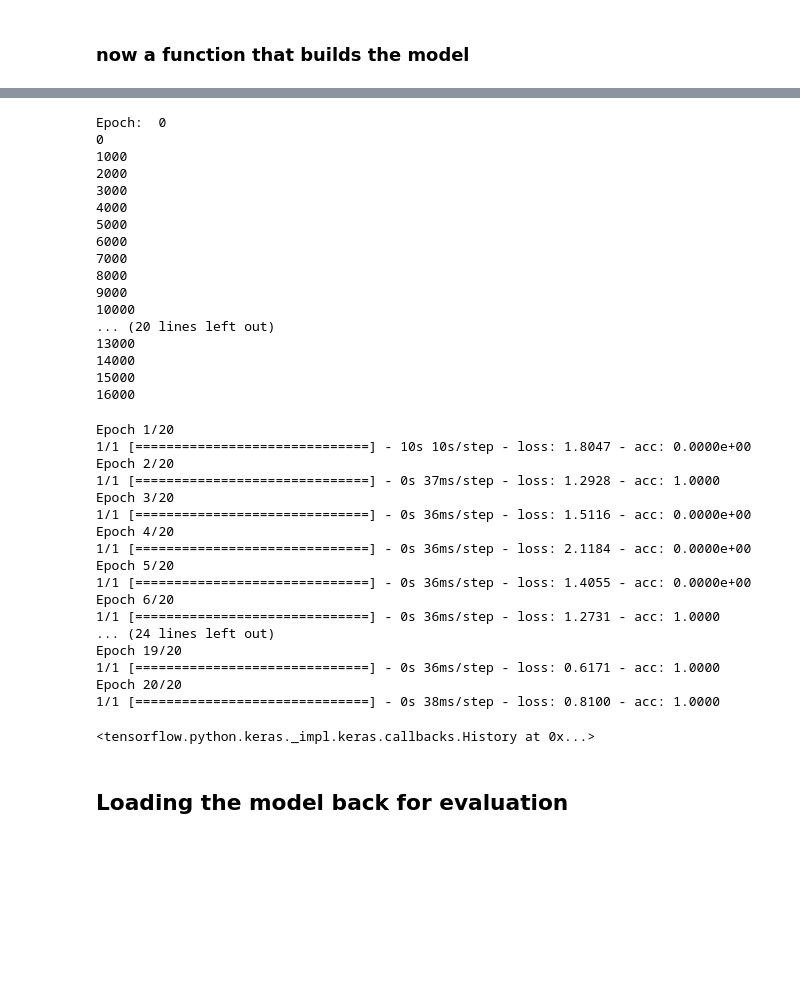
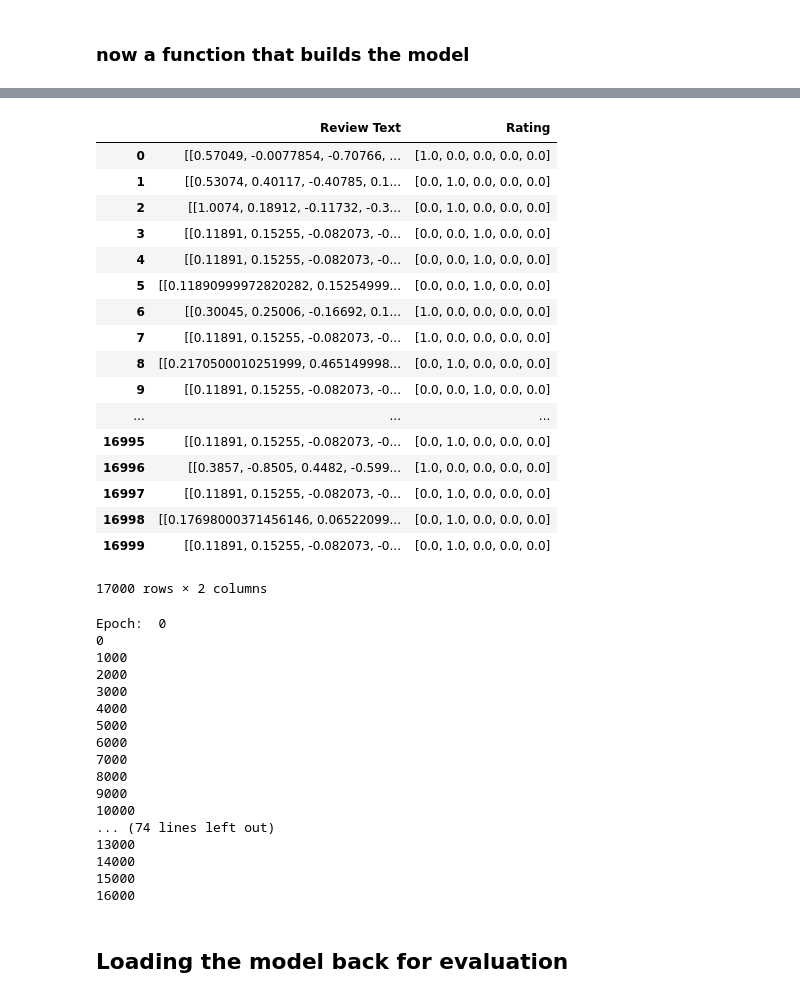
Before and after one commit to swxsw/glove-rnn-sentiment-classification, a Jupyter notebook: glove-rnn.ipynb, the cells around one changed output, grey strips where cells are left out. Cells and saved outputs as stored; diff of their text form; code cells hidden in the pictures; blank space fills up the shorter version.

```diff
--- a/glove-rnn.ipynb
+++ b/glove-rnn.ipynb
@@ -567 +524,26 @@ _________________________________________________________________
+# %%
+traindf2['Rating'] = traindf2['Rating'].apply(lambda x: labelToOneHotIndex[x])
+# %%
+traindf2['Rating'] = traindf2['Rating'].apply(getOneHotVector)
+# %%
+traindf2
+# %% [output]
+|  | Review Text | Rating |
+| 0 | [[0.57049, -0.0077854, -0.70766, ... | [1.0, 0.0, 0.0, 0.0, 0.0] |
+| 1 | [[0.53074, 0.40117, -0.40785, 0.1... | [0.0, 1.0, 0.0, 0.0, 0.0] |
+| 2 | [[1.0074, 0.18912, -0.11732, -0.3... | [0.0, 1.0, 0.0, 0.0, 0.0] |
+| 3 | [[0.11891, 0.15255, -0.082073, -0... | [0.0, 0.0, 1.0, 0.0, 0.0] |
+| 4 | [[0.11891, 0.15255, -0.082073, -0... | [0.0, 0.0, 1.0, 0.0, 0.0] |
+| 5 | [[0.11890999972820282, 0.15254999... | [0.0, 0.0, 1.0, 0.0, 0.0] |
+| 6 | [[0.30045, 0.25006, -0.16692, 0.1... | [1.0, 0.0, 0.0, 0.0, 0.0] |
+| 7 | [[0.11891, 0.15255, -0.082073, -0... | [1.0, 0.0, 0.0, 0.0, 0.0] |
+| 8 | [[0.2170500010251999, 0.465149998... | [0.0, 1.0, 0.0, 0.0, 0.0] |
+| 9 | [[0.11891, 0.15255, -0.082073, -0... | [0.0, 0.0, 1.0, 0.0, 0.0] |
+| ... | ... | ... |
+| 16995 | [[0.11891, 0.15255, -0.082073, -0... | [0.0, 1.0, 0.0, 0.0, 0.0] |
+| 16996 | [[0.3857, -0.8505, 0.4482, -0.599... | [1.0, 0.0, 0.0, 0.0, 0.0] |
+| 16997 | [[0.11891, 0.15255, -0.082073, -0... | [0.0, 1.0, 0.0, 0.0, 0.0] |
+| 16998 | [[0.17698000371456146, 0.06522099... | [0.0, 1.0, 0.0, 0.0, 0.0] |
+| 16999 | [[0.11891, 0.15255, -0.082073, -0... | [0.0, 1.0, 0.0, 0.0, 0.0] |
+17000 rows × 2 columns
 # %%
@@ -569,12 +551,14 @@ manualEpoch = 2
 # %%
 for j in range(manualEpoch):
     print('Epoch: ', j)
-
-    for i in range(len(x_train_list)):
+    traindf2 = traindf2.sample(frac=1).reset_index(drop=True)
+    inputList = traindf2.iloc[:,0].tolist()
+    labelList = traindf2.iloc[:,1].tolist()
+    for i in range(len(inputList)):
         if i % 1000 == 0:
             print(i)
-        inputMatrix = x_train_list[i].reshape(1, -1, 50)
-        labelMatrix = y_train_list[i].reshape(1, -1)
+        inputMatrix = inputList[i].reshape(1, -1, 50)
+        labelMatrix = labelList[i].reshape(1, -1)
         rnnModel.fit(x=inputMatrix, y=labelMatrix, batch_size=1, epochs=1, verbose=0)
 # %% [output]
 Epoch:  0
@@ -589,35 +573,13 @@ Epoch:  0
 8000
 9000
 10000
-... (20 lines left out)
+... (74 lines left out)
 13000
 14000
 15000
 16000
 # %%
 tf.keras.models.save_model(rnnModel, 'rnnModel.h5')
-# %%
-# using batchsize of 1, because I just wanted to try variable size input, so I don't have to pad per batch
-rnnModel.fit(x=x_train_list[0].reshape(1, -1, 50), y=y_train[0].reshape(1, -1), epochs=20, batch_size=1)
-# %% [output]
-Epoch 1/20
-1/1 [==============================] - 10s 10s/step - loss: 1.8047 - acc: 0.0000e+00
-Epoch 2/20
-1/1 [==============================] - 0s 37ms/step - loss: 1.2928 - acc: 1.0000
-Epoch 3/20
-1/1 [==============================] - 0s 36ms/step - loss: 1.5116 - acc: 0.0000e+00
-Epoch 4/20
-1/1 [==============================] - 0s 36ms/step - loss: 2.1184 - acc: 0.0000e+00
-Epoch 5/20
-1/1 [==============================] - 0s 36ms/step - loss: 1.4055 - acc: 0.0000e+00
-Epoch 6/20
-1/1 [==============================] - 0s 36ms/step - loss: 1.2731 - acc: 1.0000
-... (24 lines left out)
-Epoch 19/20
-1/1 [==============================] - 0s 36ms/step - loss: 0.6171 - acc: 1.0000
-Epoch 20/20
-1/1 [==============================] - 0s 38ms/step - loss: 0.8100 - acc: 1.0000
-<tensorflow.python.keras._impl.keras.callbacks.History at 0x...>
 # %% [markdown]
 ## Loading the model back for evaluation
 # %%
```
Also changed, not shown: parts of 45 cells of this notebook.
